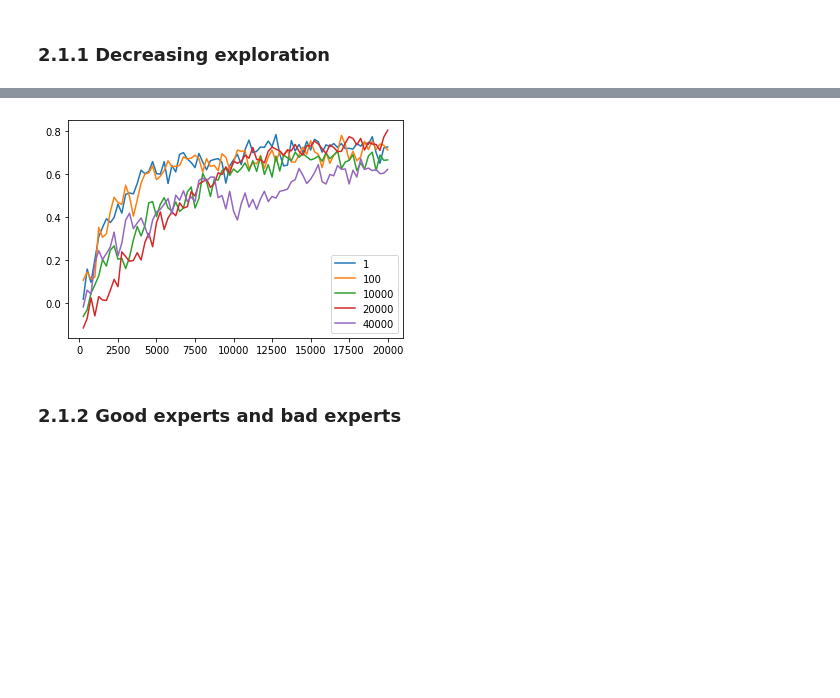
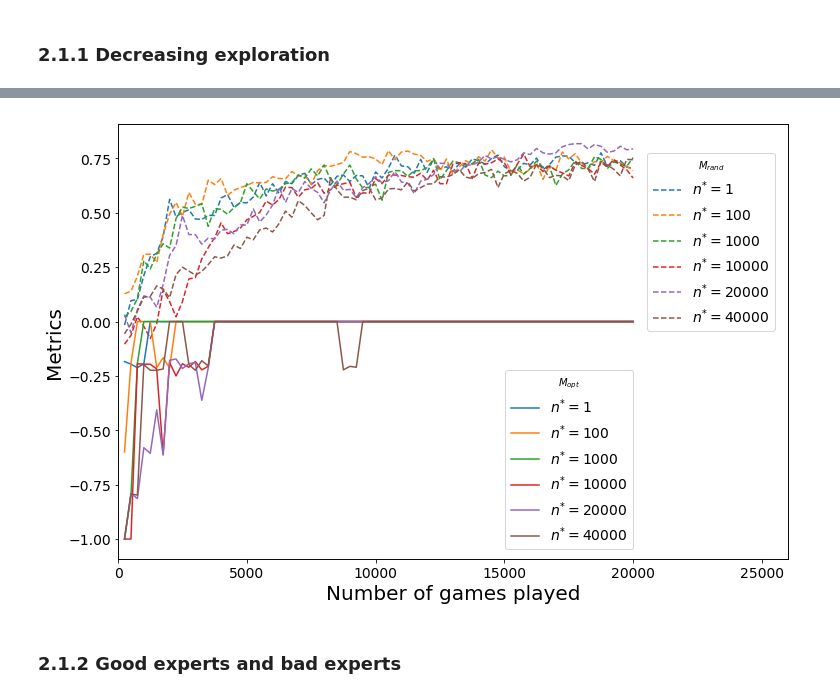
Before and after one commit to hibetterheyj/CS-456_RL_Project, a Jupyter notebook: tic_tac_toe_q_learning.ipynb, the cells around one changed output, grey strips where cells are left out. Cells and saved outputs as stored; diff of their text form; code cells hidden in the pictures; blank space fills up the shorter version.

```diff
--- a/tic_tac_toe_q_learning.ipynb
+++ b/tic_tac_toe_q_learning.ipynb
@@ -512,13 +528,30 @@ plt.show()
-# %%
-for n_star in n_star_list:
-    game_idx = list(metrics_dict["M_rand"][n_star].keys())
-    avg_rewards = list(metrics_dict["M_rand"][n_star].values())
-    plt.plot(game_idx,avg_rewards,label = str(n_star))
-
-plt.legend()
-plt.show()
-# %% [output]
-[figure, removed]
+# %%
+fig, ax = plt.subplots(figsize=(12, 8))
+
+for n_star in n_star_list:
+    game_idx = list(metrics_dict["M_rand"][n_star].keys())
+    M_rand = list(metrics_dict["M_rand"][n_star].values())
+    ax.plot(game_idx,M_rand,'--',label = "$n^{*}=$"+str(n_star))
+ax.legend(title = '$M_{rand}$', bbox_to_anchor = (0.78, 0.95))
+
+ax2 = ax.twiny()
+for n_star in n_star_list:
+    game_idx = list(metrics_dict["M_opt"][n_star].keys())
+    M_opt = list(metrics_dict["M_opt"][n_star].values())
+    ax2.plot(game_idx,M_opt,'-',label = "$n^{*}=$"+str(n_star))
+ax2.legend(title = '$M_{opt}$', bbox_to_anchor = (0.78, 0.45))
+ax2.get_xaxis().set_visible(False)
+
+ax.set_xlabel("Number of games played")
+ax.set_xlim([0,26000])
+ax2.set_xlim([0,26000])
+ax.xaxis.set_ticks(np.arange(0,26000,5000))
+ax.set_ylabel("Metrics")
+
+plt.savefig("plot/question3.pdf",dpi=300)
+plt.show()
+# %% [output]
+[figure, added]
 # %% [markdown]
 ### 2.1.2 Good experts and bad experts
 # %%
```
Also changed, not shown: parts of 34 cells of this notebook.
